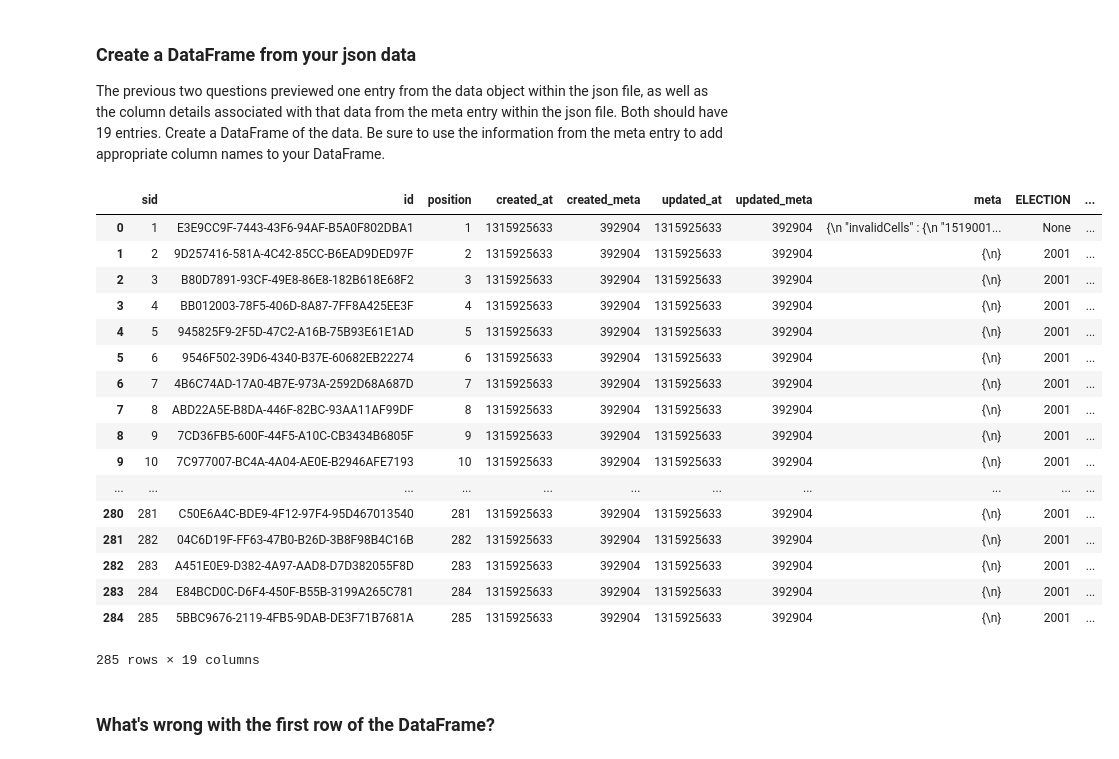
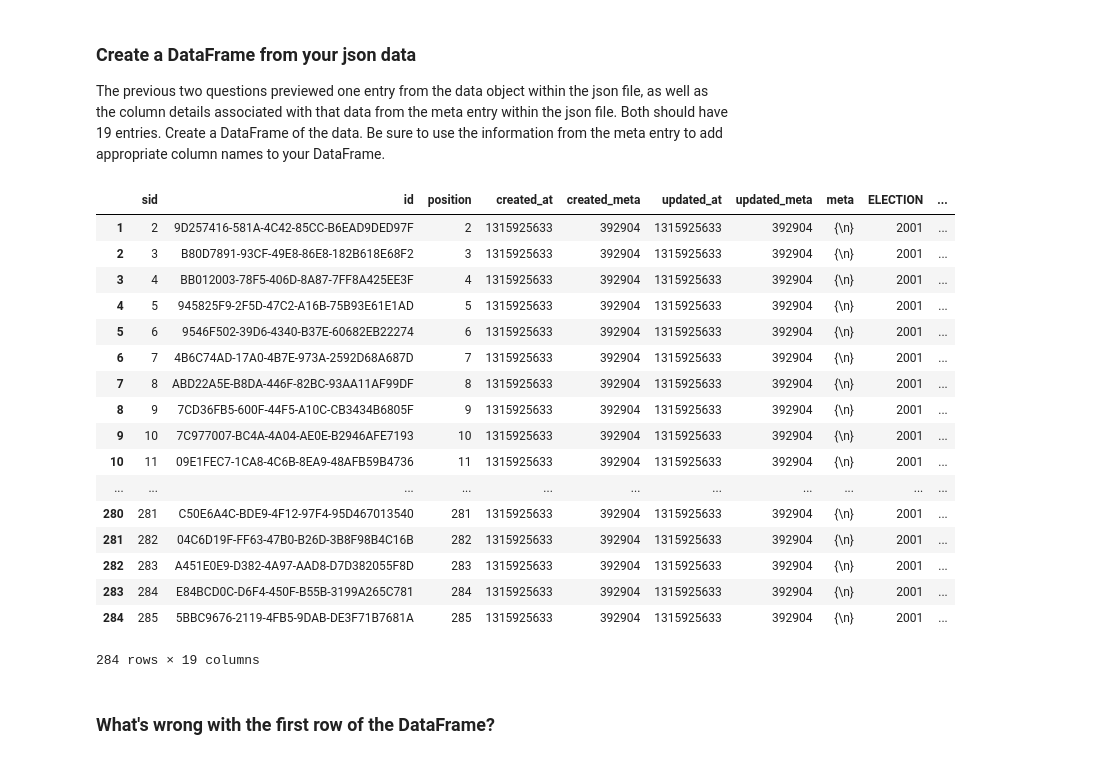
Before and after one commit to Pietrassyk/dsc-json-and-xml-lab-nyc-ds-career-042219, a Jupyter notebook: index.ipynb, the cells around one changed output. Drawn from its saved outputs; the diff is of its cells as text; code cells hidden in the pictures.

```diff
--- a/index.ipynb
+++ b/index.ipynb
@@ -182,10 +182,9 @@ for dataset in data["data"]:
     rows.append(pd.DataFrame(dataset, index = columns).transpose())
 df = pd.concat(rows).reset_index().drop("index",axis = 1)
 # %%
-df
+df.iloc[1:]
 # %% [output]
 |  | sid | id | position | created_at | created_meta | updated_at | updated_meta | meta | ELECTION | ... |
-| 0 | 1 | E3E9CC9F-7443-43F6-94AF-B5A0F802DBA1 | 1 | 1315925633 | 392904 | 1315925633 | 392904 | {\n "invalidCells" : {\n "1519001... | None | ... |
 | 1 | 2 | 9D257416-581A-4C42-85CC-B6EAD9DED97F | 2 | 1315925633 | 392904 | 1315925633 | 392904 | {\n} | 2001 | ... |
 | 2 | 3 | B80D7891-93CF-49E8-86E8-182B618E68F2 | 3 | 1315925633 | 392904 | 1315925633 | 392904 | {\n} | 2001 | ... |
 | 3 | 4 | BB012003-78F5-406D-8A87-7FF8A425EE3F | 4 | 1315925633 | 392904 | 1315925633 | 392904 | {\n} | 2001 | ... |
@@ -195,13 +194,14 @@ df
 | 7 | 8 | ABD22A5E-B8DA-446F-82BC-93AA11AF99DF | 8 | 1315925633 | 392904 | 1315925633 | 392904 | {\n} | 2001 | ... |
 | 8 | 9 | 7CD36FB5-600F-44F5-A10C-CB3434B6805F | 9 | 1315925633 | 392904 | 1315925633 | 392904 | {\n} | 2001 | ... |
 | 9 | 10 | 7C977007-BC4A-4A04-AE0E-B2946AFE7193 | 10 | 1315925633 | 392904 | 1315925633 | 392904 | {\n} | 2001 | ... |
+| 10 | 11 | 09E1FEC7-1CA8-4C6B-8EA9-48AFB59B4736 | 11 | 1315925633 | 392904 | 1315925633 | 392904 | {\n} | 2001 | ... |
 | ... | ... | ... | ... | ... | ... | ... | ... | ... | ... | ... |
 | 280 | 281 | C50E6A4C-BDE9-4F12-97F4-95D467013540 | 281 | 1315925633 | 392904 | 1315925633 | 392904 | {\n} | 2001 | ... |
 | 281 | 282 | 04C6D19F-FF63-47B0-B26D-3B8F98B4C16B | 282 | 1315925633 | 392904 | 1315925633 | 392904 | {\n} | 2001 | ... |
 | 282 | 283 | A451E0E9-D382-4A97-AAD8-D7D382055F8D | 283 | 1315925633 | 392904 | 1315925633 | 392904 | {\n} | 2001 | ... |
 | 283 | 284 | E84BCD0C-D6F4-450F-B55B-3199A265C781 | 284 | 1315925633 | 392904 | 1315925633 | 392904 | {\n} | 2001 | ... |
 | 284 | 285 | 5BBC9676-2119-4FB5-9DAB-DE3F71B7681A | 285 | 1315925633 | 392904 | 1315925633 | 392904 | {\n} | 2001 | ... |
-285 rows × 19 columns
+284 rows × 19 columns
 # %% [markdown]
 ### What's wrong with the first row of the DataFrame?
 # %%
```
